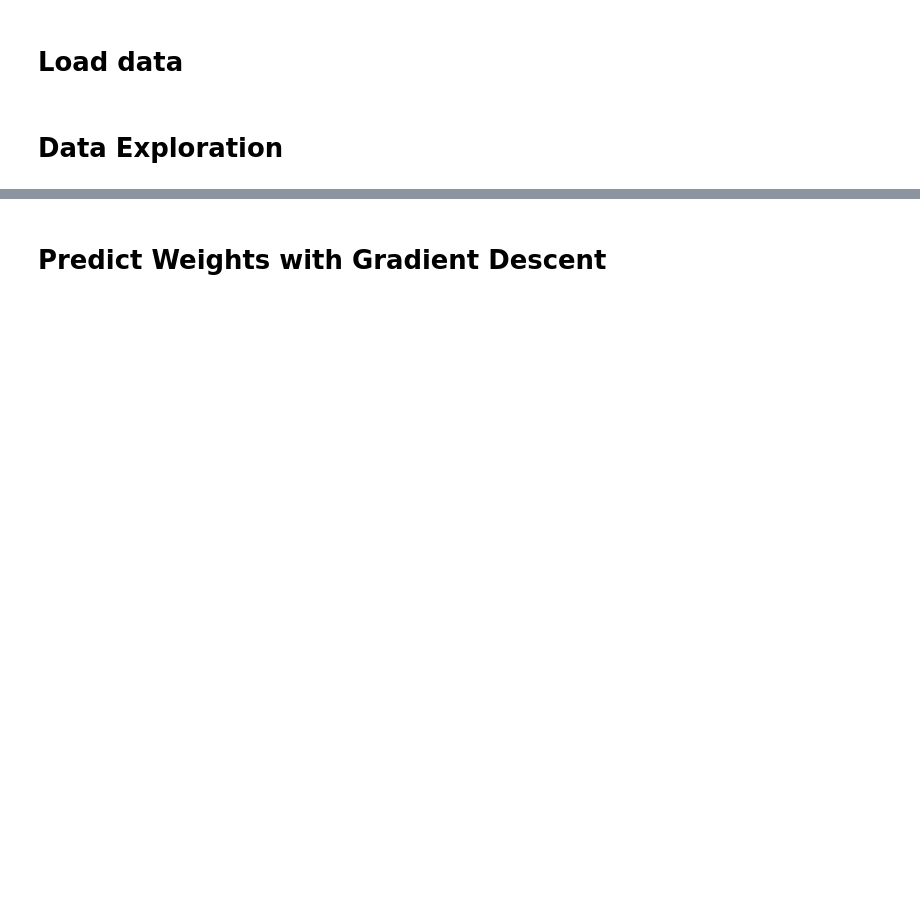
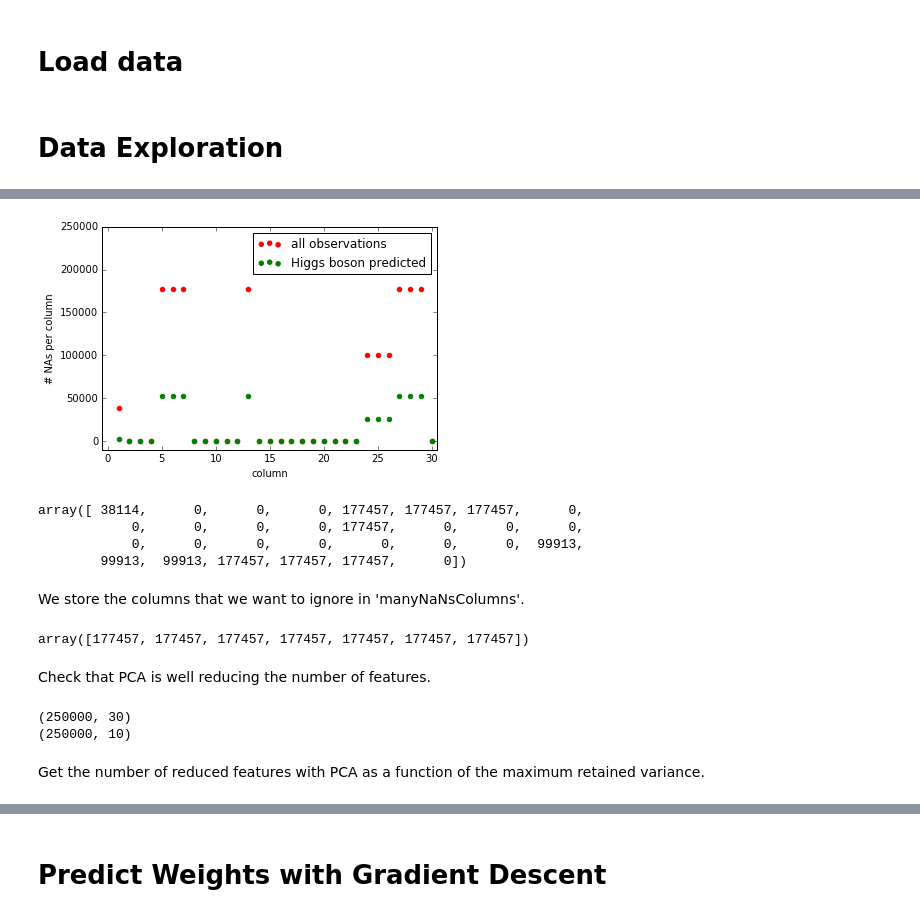
Before and after one commit to maximilianmordig/PCML_Project1, a Jupyter notebook: max/Task.ipynb, the cells around one changed output, grey strips where cells are left out. Drawn from its saved outputs; the diff is of its cells as text; code cells hidden in the pictures; blank space fills up the shorter version.

```diff
--- a/max/Task.ipynb
+++ b/max/Task.ipynb
@@ -251,0 +45,34 @@ IndexError: index out of range
+# %%
+# get the na count per column
+naCountPerColumn = np.sum(x_raw == -999, axis=0)
+naCountPerColumnWithPred = np.sum(x_raw[prediction==1,:] == -999, axis=0) # where higgs boson was predicted
+nbColumns = x_raw.shape[1]
+rowNumbers = np.arange(1, nbColumns + 1)
+
+f = plt.figure()
+plt.scatter(rowNumbers, naCountPerColumn, label='all observations', color='r')
+plt.scatter(rowNumbers, naCountPerColumnWithPred, label='Higgs boson predicted', color='g')
+plt.xlim(xmin=-0.5, xmax=nbColumns+0.5)
+plt.ylim(ymin=-10000, ymax = 250000)
+plt.legend(loc='best')
+#plt.legend(bbox_to_anchor=(1.6, 0.5))
+plt.xlabel('column')
+plt.ylabel('# NAs per column')
+plt.show()
+f.savefig('Images/NAPerColumn.pdf')
+
+naCountPerColumn
+# %% [output]
+[figure, added]
+array([ 38114,      0,      0,      0, 177457, 177457, 177457,      0,
+            0,      0,      0,      0, 177457,      0,      0,      0,
+            0,      0,      0,      0,      0,      0,      0,  99913,
+        99913,  99913, 177457, 177457, 177457,      0])
+# %% [markdown]
+We store the columns that we want to ignore in 'manyNaNsColumns'.
+# %%
+manyNaNsColumns = np.where(naCountPerColumn > 150000)
+#manyNaNsColumns = [4,5,6,12, ]
+naCountPerColumn[manyNaNsColumns]
+# %% [output]
+array([177457, 177457, 177457, 177457, 177457, 177457, 177457])
@@ -251,0 +147,13 @@ IndexError: index out of range
+# %% [markdown]
+Check that PCA is well reducing the number of features.
+# %%
+(tx, mean_x, std_x, toPCABasis_fcn) = clean_data_and_standardize(
+    x_raw, varianceToKeep=0.999, toPCABasis_fcn=None, featuresToIgnore=manyNaNsColumns)
+
+print(x_raw.shape)
+print(tx.shape)
+# %% [output]
+(250000, 30)
+(250000, 10)
+# %% [markdown]
+Get the number of reduced features with PCA as a function of the maximum retained variance.
```
Also changed, not shown: parts of 64 cells of this notebook, 30 other files.
